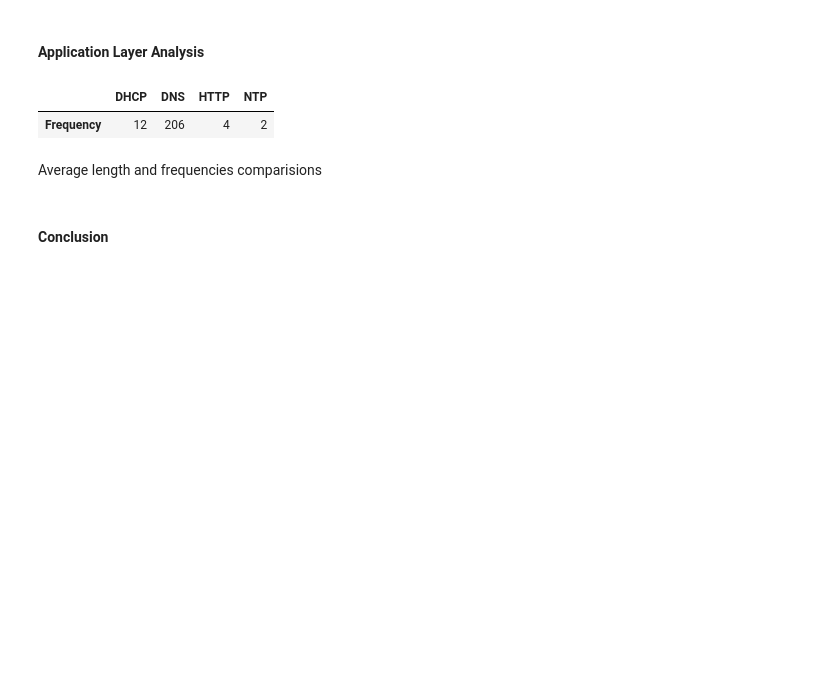
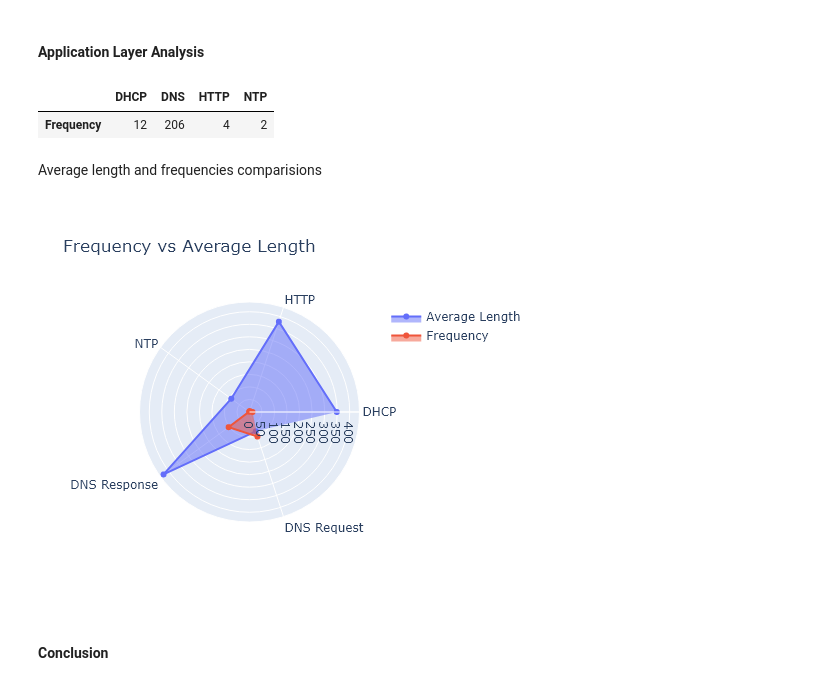
Before and after one commit to RampageousRJ/Network-Traffic-Analysis, a Jupyter notebook: traffic_data.ipynb, the cells around one changed output. Cells and saved outputs as stored; diff of their text form; code cells hidden in the pictures; blank space fills up the shorter version.

```diff
--- a/traffic_data.ipynb
+++ b/traffic_data.ipynb
@@ -274,28 +274,30 @@ Average length and frequencies comparisions
 # %%
 dns = df[df['Protocol']=='DNS']
 l1['DNS Response'],l1['DNS Request'],l2['DNS Response'],l2['DNS Request'],j=0,0,0,0,0
 temp = protocol_avg.items()
 for i in dns['Info']:
     if i.__contains__('response'):
         l1['DNS Response']+=1
         l2['DNS Response']+=dns.iat[j,4]
     else:
         l1['DNS Request']+=1
         l2['DNS Request']+=dns.iat[j,4]
     j+=1
 l1.pop('DNS')
 l2.pop('DNS')
 l2['DNS Request'] = l2['DNS Request'] / l1['DNS Request']
 l2['DNS Response'] = l2['DNS Response'] / l1['DNS Response']
 for i in l2.keys():
     for a,b in temp:
         if i==a:
             l2[i]=b
 fig = go.Figure()
 fig.add_trace(go.Scatterpolar(r=list(l2.values()),theta=list(l1.keys()),fill='toself',name='Average Length'))
 fig.add_trace(go.Scatterpolar(r=list(l1.values()),theta=list(l1.keys()),fill='toself',name='Frequency'))
 fig.update_layout(autosize=False,height=400,width=500,title={'text':'Frequency vs Average Length'})
-pyo.iplot(fig)
+fig.show('png')
+# %% [output]
+[figure, added]
 # %%
 max_protocol = pd.DataFrame(protocol_number,index=[0]).T.idxmax()
 max_number = pd.DataFrame(protocol_number,index=[0]).T.max()
```
Also changed, not shown: parts of 1 cell of this notebook.
